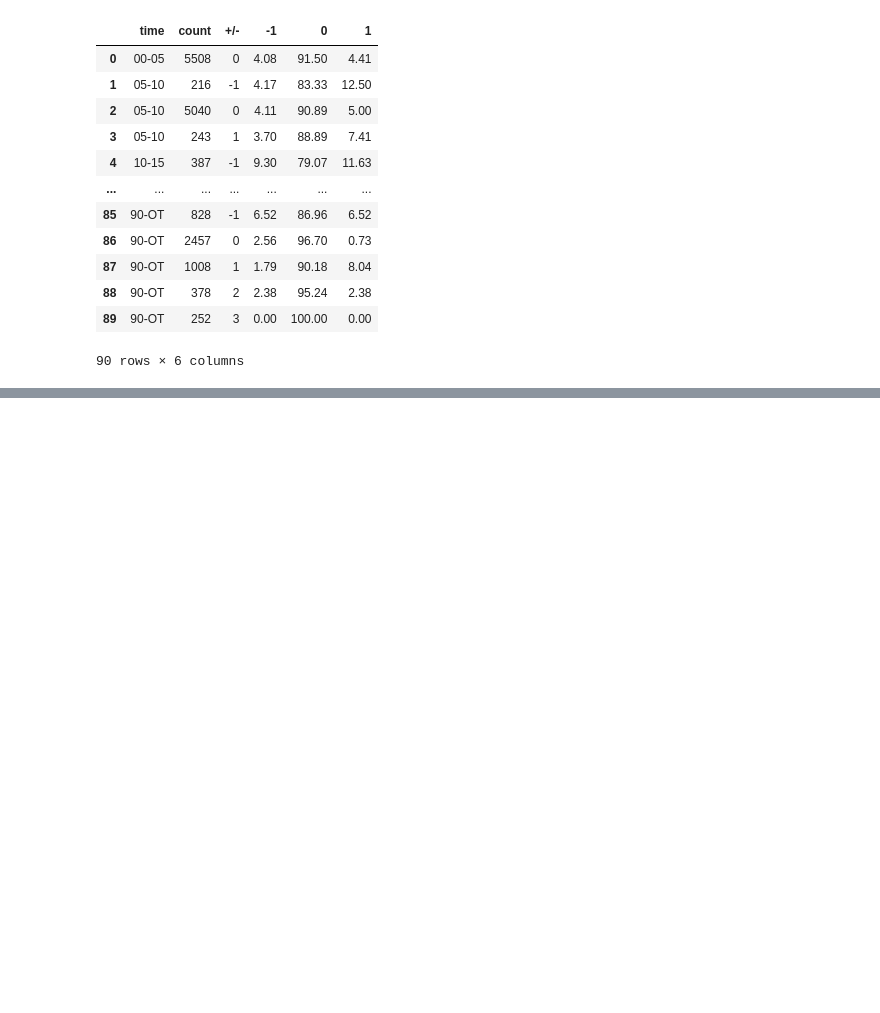
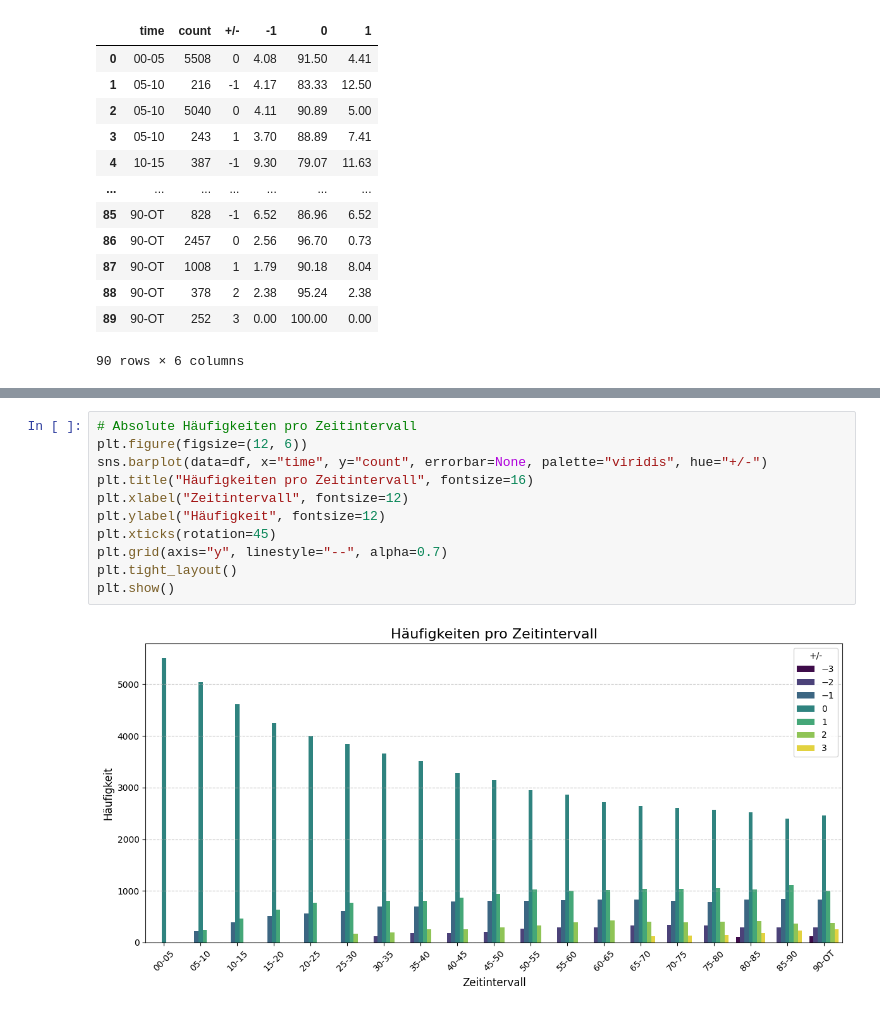
Before and after one commit to martin5575/yaspp, a Jupyter notebook: model/eda.ipynb, the cells around one changed output, grey strips where cells are left out. Drawn from its saved outputs; the diff is of its cells as text; blank space fills up the shorter version.

```diff
--- a/model/eda.ipynb
+++ b/model/eda.ipynb
@@ -279,0 +307,13 @@ Passing `palette` without assigning `hue` is deprecated and will be removed in v
+# %%
+# Absolute Häufigkeiten pro Zeitintervall
+plt.figure(figsize=(12, 6))
+sns.barplot(data=df, x="time", y="count", errorbar=None, palette="viridis", hue="+/-")
+plt.title("Häufigkeiten pro Zeitintervall", fontsize=16)
+plt.xlabel("Zeitintervall", fontsize=12)
+plt.ylabel("Häufigkeit", fontsize=12)
+plt.xticks(rotation=45)
+plt.grid(axis="y", linestyle="--", alpha=0.7)
+plt.tight_layout()
+plt.show()
+# %% [output]
+[figure, added]
```
Also changed, not shown: parts of 7 cells of this notebook, 19 other files.
